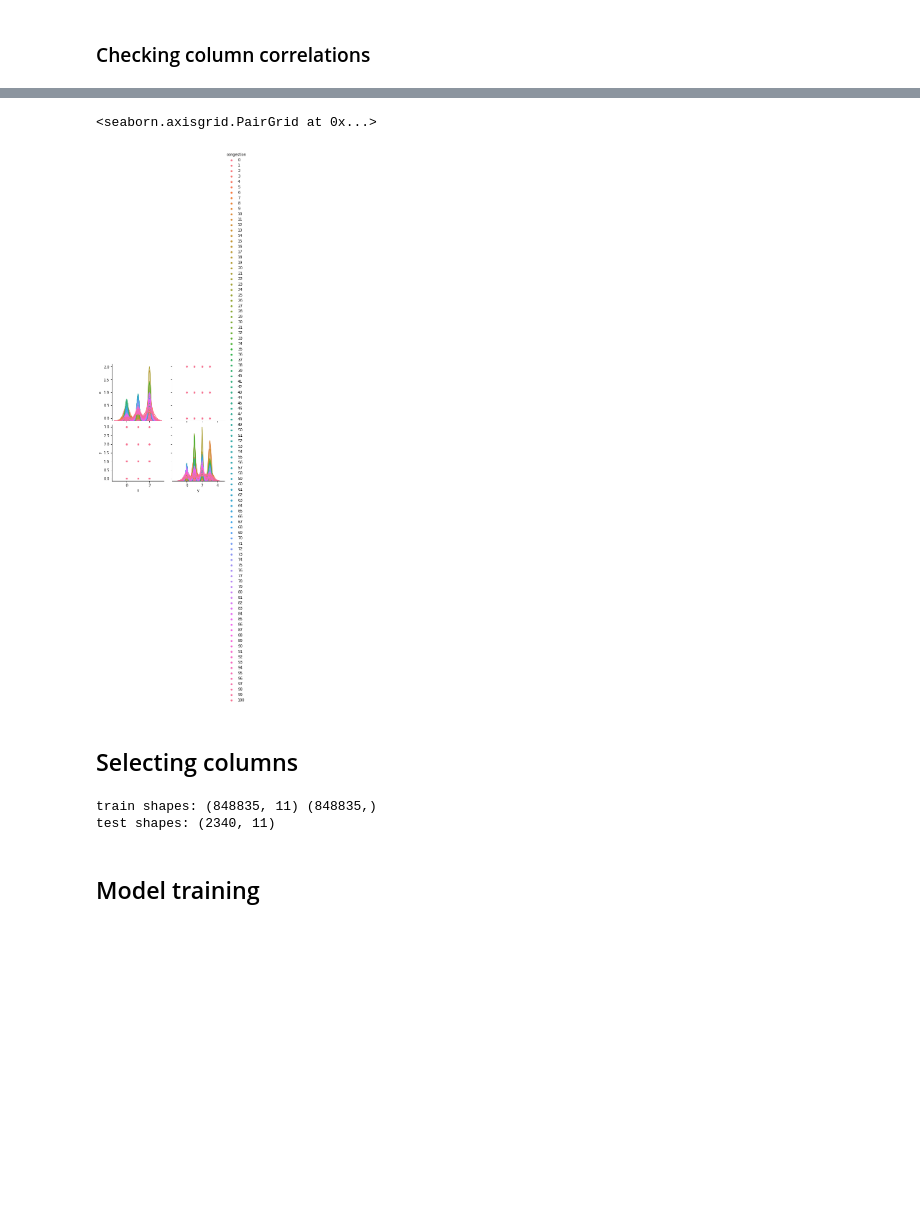
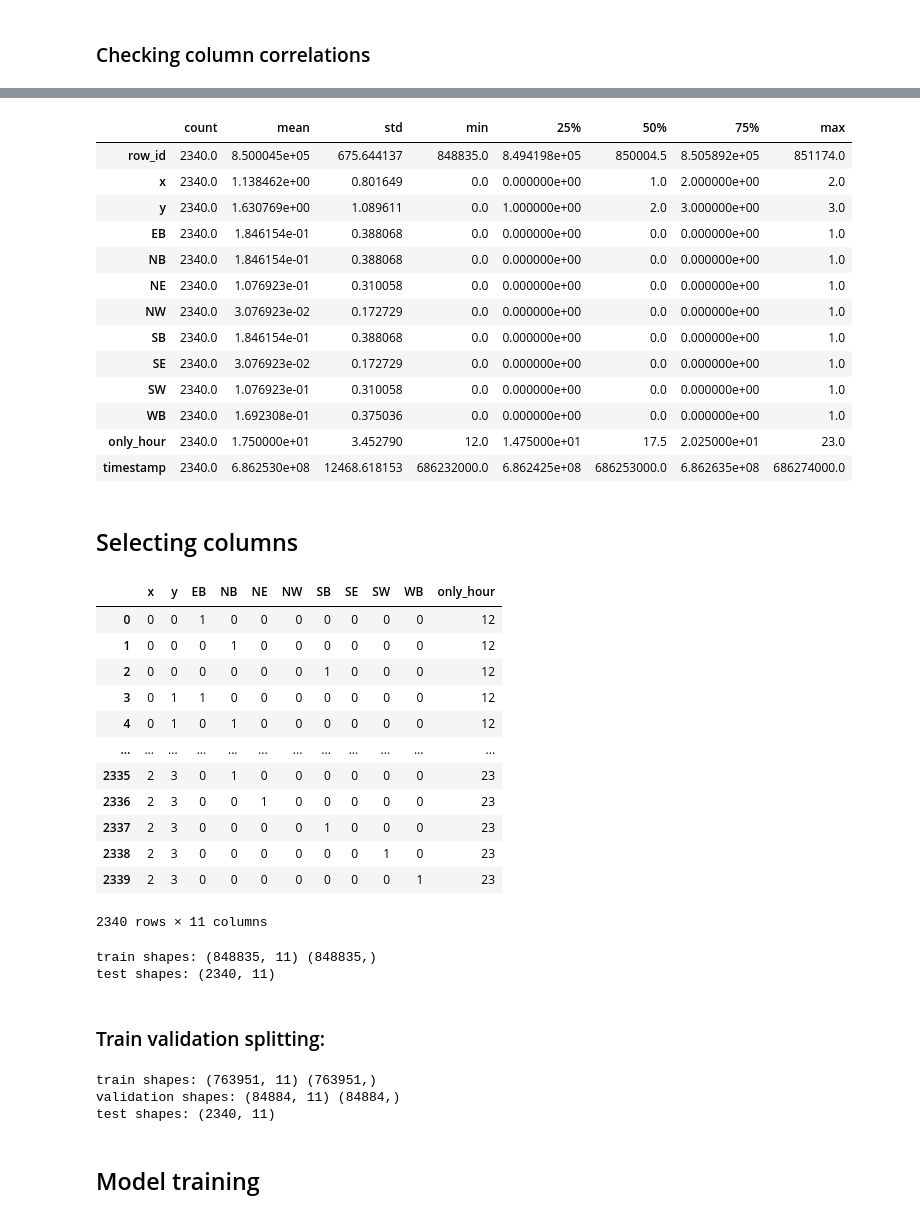
Before and after one commit to mdiannna/KaggleCompetitions, a Jupyter notebook: TabularPlaygroundSeriesMar2022/experiment1.ipynb, the cells around one changed output, grey strips where cells are left out. Cells and saved outputs as stored; diff of their text form; code cells hidden in the pictures; blank space fills up the shorter version.

```diff
--- a/TabularPlaygroundSeriesMar2022/experiment1.ipynb
+++ b/TabularPlaygroundSeriesMar2022/experiment1.ipynb
@@ -235,3 +259,20 @@ df_train.corr()
+# %%
+df_test.describe().transpose()
+# %% [output]
+|  | count | mean | std | min | 25% | 50% | 75% | max |
+| row_id | 2340.0 | 8.500045e+05 | 675.644137 | 848835.0 | 8.494198e+05 | 850004.5 | 8.505892e+05 | 851174.0 |
+| x | 2340.0 | 1.138462e+00 | 0.801649 | 0.0 | 0.000000e+00 | 1.0 | 2.000000e+00 | 2.0 |
+| y | 2340.0 | 1.630769e+00 | 1.089611 | 0.0 | 1.000000e+00 | 2.0 | 3.000000e+00 | 3.0 |
+| EB | 2340.0 | 1.846154e-01 | 0.388068 | 0.0 | 0.000000e+00 | 0.0 | 0.000000e+00 | 1.0 |
+| NB | 2340.0 | 1.846154e-01 | 0.388068 | 0.0 | 0.000000e+00 | 0.0 | 0.000000e+00 | 1.0 |
+| NE | 2340.0 | 1.076923e-01 | 0.310058 | 0.0 | 0.000000e+00 | 0.0 | 0.000000e+00 | 1.0 |
+| NW | 2340.0 | 3.076923e-02 | 0.172729 | 0.0 | 0.000000e+00 | 0.0 | 0.000000e+00 | 1.0 |
+| SB | 2340.0 | 1.846154e-01 | 0.388068 | 0.0 | 0.000000e+00 | 0.0 | 0.000000e+00 | 1.0 |
+| SE | 2340.0 | 3.076923e-02 | 0.172729 | 0.0 | 0.000000e+00 | 0.0 | 0.000000e+00 | 1.0 |
+| SW | 2340.0 | 1.076923e-01 | 0.310058 | 0.0 | 0.000000e+00 | 0.0 | 0.000000e+00 | 1.0 |
+| WB | 2340.0 | 1.692308e-01 | 0.375036 | 0.0 | 0.000000e+00 | 0.0 | 0.000000e+00 | 1.0 |
+| only_hour | 2340.0 | 1.750000e+01 | 3.452790 | 12.0 | 1.475000e+01 | 17.5 | 2.025000e+01 | 23.0 |
+| timestamp | 2340.0 | 6.862530e+08 | 12468.618153 | 686232000.0 | 6.862425e+08 | 686253000.0 | 6.862635e+08 | 686274000.0 |
 # %%
 #TODO: more conversions, work with time columns later
 # %%
@@ -239,10 +280,7 @@ import seaborn as sns
 # %%
 # sns.pairplot(df_train, hue='congestion')
 # %%
-sns.pairplot(df_train[['x', 'y', 'congestion']], hue='congestion')
+# sns.pairplot(df_train[['x', 'y', 'congestion']], hue='congestion')
-# %% [output]
-<seaborn.axisgrid.PairGrid at 0x...>
-[figure, removed]
 # %% [markdown]
 ## Selecting columns
 # %%
@@ -254,9 +294,27 @@ X_train = df_train.drop(columns=['row_id', 'only_date', 'only_time', 'time', 'co
 # %%
 # X_test = df_test.drop(columns=['row_id', 'only_date', 'only_time', 'time']).to_numpy()
 X_test = df_test.drop(columns=['row_id', 'only_date', 'only_time', 'time', 'timestamp']).to_numpy()
+# %%
+df_test.drop(columns=['row_id', 'only_date', 'only_time', 'time', 'timestamp'])
+# %% [output]
+|  | x | y | EB | NB | NE | NW | SB | SE | SW | WB | only_hour |
+| 0 | 0 | 0 | 1 | 0 | 0 | 0 | 0 | 0 | 0 | 0 | 12 |
+| 1 | 0 | 0 | 0 | 1 | 0 | 0 | 0 | 0 | 0 | 0 | 12 |
+| 2 | 0 | 0 | 0 | 0 | 0 | 0 | 1 | 0 | 0 | 0 | 12 |
+| 3 | 0 | 1 | 1 | 0 | 0 | 0 | 0 | 0 | 0 | 0 | 12 |
+| 4 | 0 | 1 | 0 | 1 | 0 | 0 | 0 | 0 | 0 | 0 | 12 |
+| ... | ... | ... | ... | ... | ... | ... | ... | ... | ... | ... | ... |
+| 2335 | 2 | 3 | 0 | 1 | 0 | 0 | 0 | 0 | 0 | 0 | 23 |
+| 2336 | 2 | 3 | 0 | 0 | 1 | 0 | 0 | 0 | 0 | 0 | 23 |
+| 2337 | 2 | 3 | 0 | 0 | 0 | 0 | 1 | 0 | 0 | 0 | 23 |
+| 2338 | 2 | 3 | 0 | 0 | 0 | 0 | 0 | 0 | 1 | 0 | 23 |
+| 2339 | 2 | 3 | 0 | 0 | 0 | 0 | 0 | 0 | 0 | 1 | 23 |
+2340 rows × 11 columns
 # %%
 print("train shapes:", X_train.shape, y_train.shape)
 print("test shapes:", X_test.shape)
 # %% [output]
 train shapes: (848835, 11) (848835,)
 test shapes: (2340, 11)
+# %% [markdown]
+### Train validation splitting:
@@ -263,3 +325,11 @@ test shapes: (2340, 11)
+# %%
+print("train shapes:", X_train.shape, y_train.shape)
+print("validation shapes:", X_val.shape, y_val.shape)
+print("test shapes:", X_test.shape)
+# %% [output]
+train shapes: (763951, 11) (763951,)
+validation shapes: (84884, 11) (84884,)
+test shapes: (2340, 11)
 # %% [markdown]
 ## Model training
 # %% [markdown]
```
Also changed, not shown: parts of 59 cells of this notebook.
